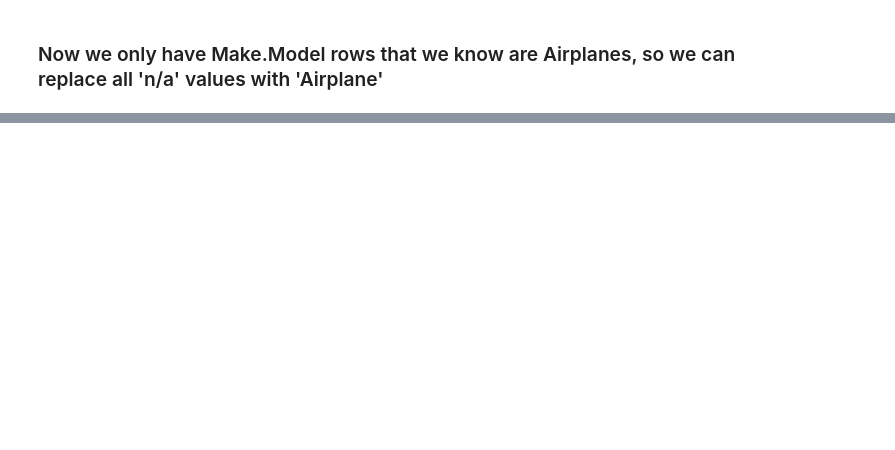
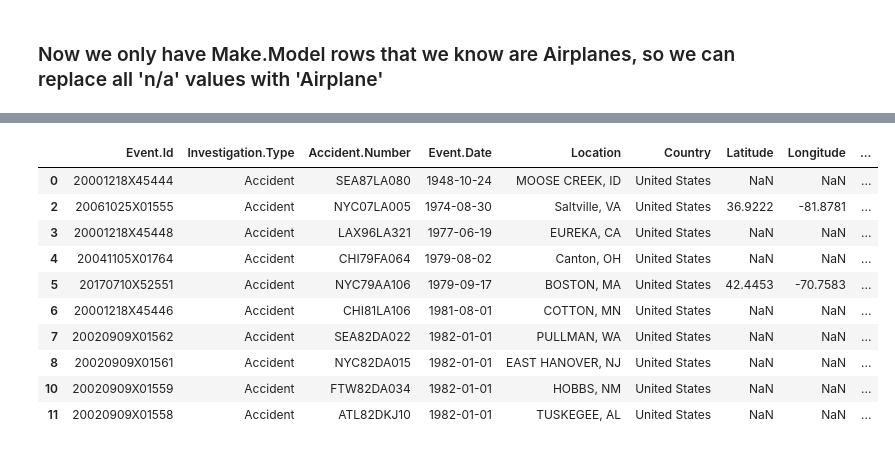
Before and after one commit to BobbyGerberick/Avation_Safety_Data_Analysis, a Jupyter notebook: claire_data_cleaning.ipynb, the cells around one changed output, grey strips where cells are left out. Saved outputs shown, nothing was run; the diff lists cells and outputs as text; code cells hidden in the pictures; blank space fills up the shorter version.

```diff
--- a/claire_data_cleaning.ipynb
+++ b/claire_data_cleaning.ipynb
@@ -155,0 +399,14 @@ df_ap_mm['Aircraft.Category'] = df_ap_mm['Aircraft.Category'].replace(['n/a'], '
+# %%
+df_ap_mm.head(10)
+# %% [output]
+|  | Event.Id | Investigation.Type | Accident.Number | Event.Date | Location | Country | Latitude | Longitude | ... |
+| 0 | 20001218X45444 | Accident | SEA87LA080 | 1948-10-24 | MOOSE CREEK, ID | United States | NaN | NaN | ... |
+| 2 | 20061025X01555 | Accident | NYC07LA005 | 1974-08-30 | Saltville, VA | United States | 36.9222 | -81.8781 | ... |
+| 3 | 20001218X45448 | Accident | LAX96LA321 | 1977-06-19 | EUREKA, CA | United States | NaN | NaN | ... |
+| 4 | 20041105X01764 | Accident | CHI79FA064 | 1979-08-02 | Canton, OH | United States | NaN | NaN | ... |
+| 5 | 20170710X52551 | Accident | NYC79AA106 | 1979-09-17 | BOSTON, MA | United States | 42.4453 | -70.7583 | ... |
+| 6 | 20001218X45446 | Accident | CHI81LA106 | 1981-08-01 | COTTON, MN | United States | NaN | NaN | ... |
+| 7 | 20020909X01562 | Accident | SEA82DA022 | 1982-01-01 | PULLMAN, WA | United States | NaN | NaN | ... |
+| 8 | 20020909X01561 | Accident | NYC82DA015 | 1982-01-01 | EAST HANOVER, NJ | United States | NaN | NaN | ... |
+| 10 | 20020909X01559 | Accident | FTW82DA034 | 1982-01-01 | HOBBS, NM | United States | NaN | NaN | ... |
+| 11 | 20020909X01558 | Accident | ATL82DKJ10 | 1982-01-01 | TUSKEGEE, AL | United States | NaN | NaN | ... |
```
Also changed, not shown: parts of 32 cells of this notebook.
